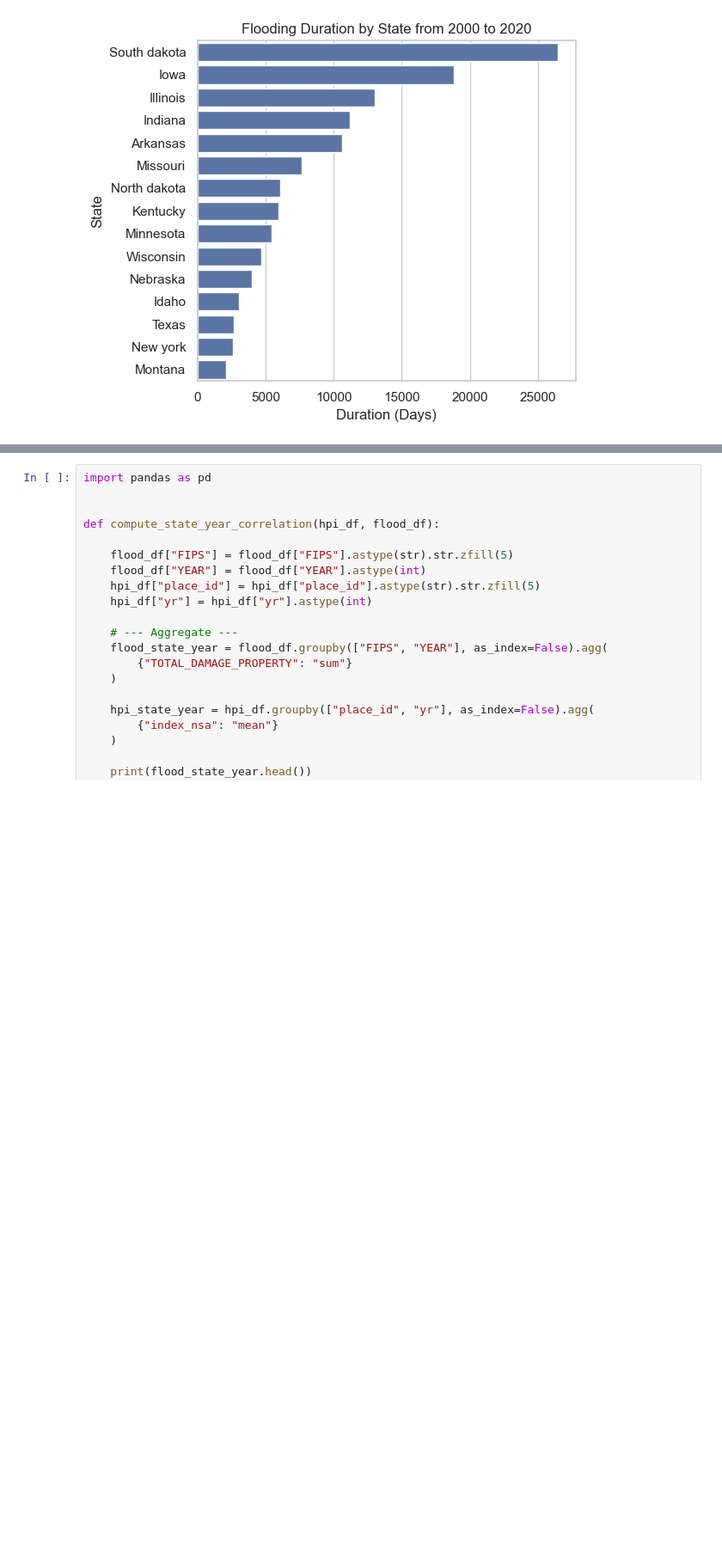
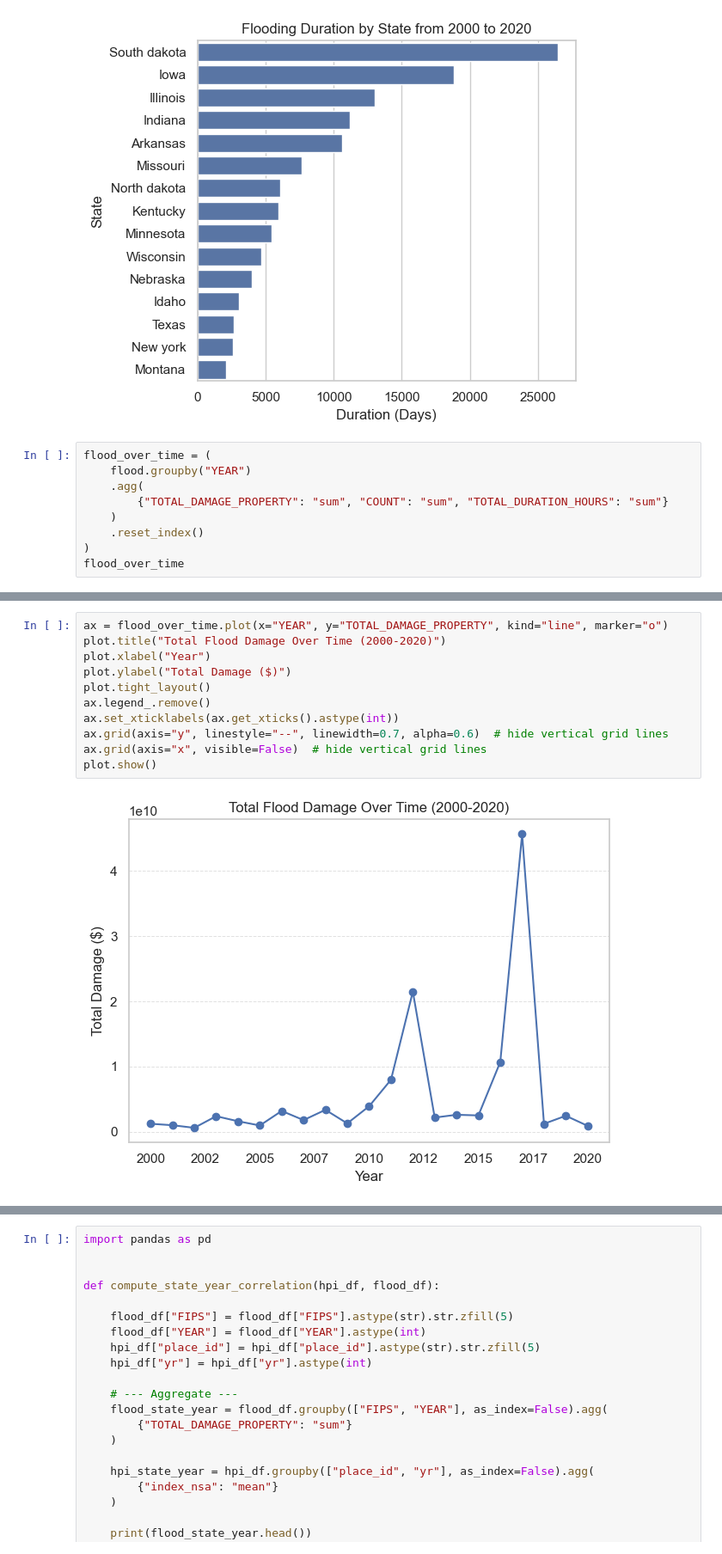
Before and after one commit to Ramil-cyber/Capstone_Citizensbank_climate-risk_insurance-exposure_monitoring, a Jupyter notebook: 03_code/data_exploration/fema_storm_data_v1.ipynb, the cells around one changed output, grey strips where cells are left out. Shown at 86% size. Cells and saved outputs as stored; diff of their text form; blank space fills up the shorter version.

```diff
--- a/03_code/data_exploration/fema_storm_data_v1.ipynb
+++ b/03_code/data_exploration/fema_storm_data_v1.ipynb
@@ -312,3 +333,12 @@ plot.tight_layout()
 plot.show()
 # %% [output]
 [figure]
+# %%
+flood_over_time = (
+    flood.groupby("YEAR")
+    .agg(
+        {"TOTAL_DAMAGE_PROPERTY": "sum", "COUNT": "sum", "TOTAL_DURATION_HOURS": "sum"}
+    )
+    .reset_index()
+)
+flood_over_time
@@ -314,0 +363,13 @@ plot.show()
+# %%
+ax = flood_over_time.plot(x="YEAR", y="TOTAL_DAMAGE_PROPERTY", kind="line", marker="o")
+plot.title("Total Flood Damage Over Time (2000-2020)")
+plot.xlabel("Year")
+plot.ylabel("Total Damage ($)")
+plot.tight_layout()
+ax.legend_.remove()
+ax.set_xticklabels(ax.get_xticks().astype(int))
+ax.grid(axis="y", linestyle="--", linewidth=0.7, alpha=0.6)  # hide vertical grid lines
+ax.grid(axis="x", visible=False)  # hide vertical grid lines
+plot.show()
+# %% [output]
+[figure, added]
```
Also changed, not shown: parts of 5 cells of this notebook.
